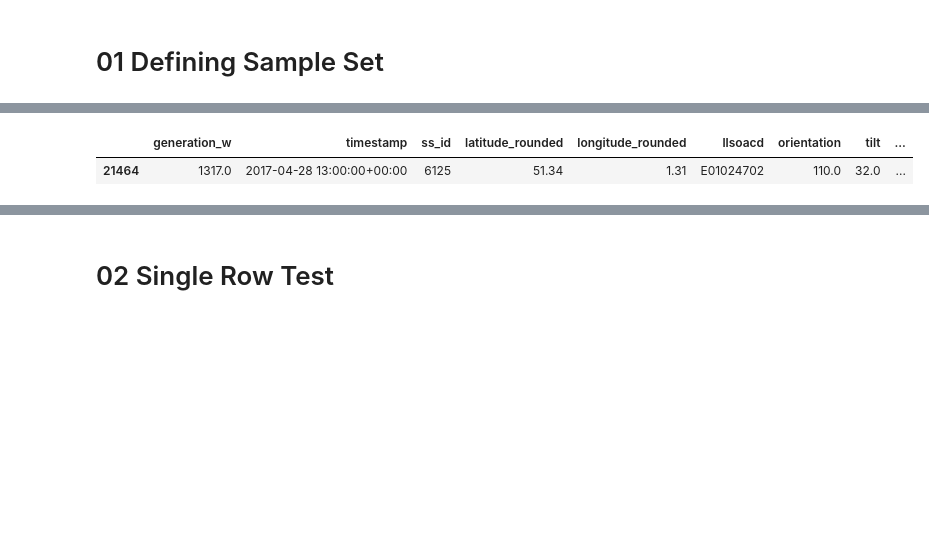
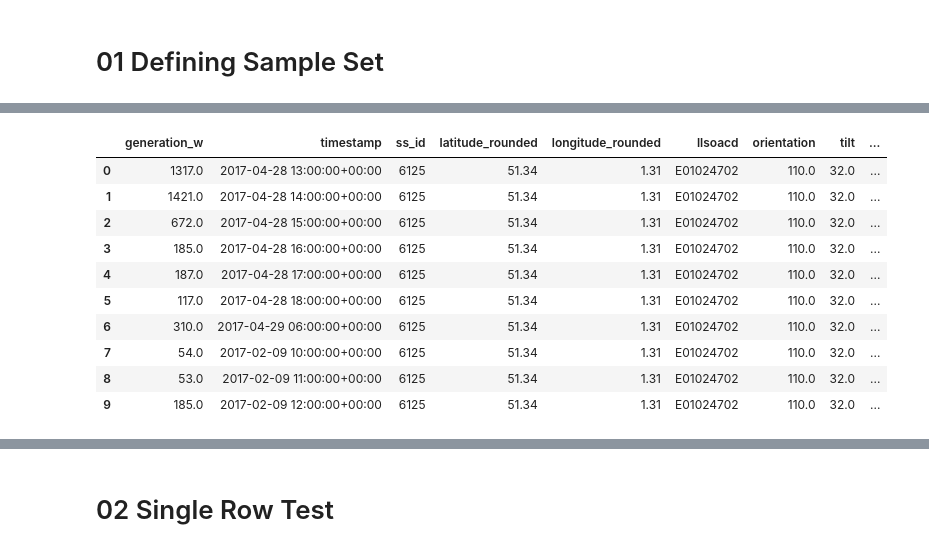
Before and after one commit to hramzan01/market, a Jupyter notebook: notebooks/supply_data.ipynb, the cells around one changed output, grey strips where cells are left out. Cells and saved outputs as stored; diff of their text form; code cells hidden in the pictures; blank space fills up the shorter version.

```diff
--- a/notebooks/supply_data.ipynb
+++ b/notebooks/supply_data.ipynb
@@ -36,0 +43,4 @@ len(df_energy)
+# %%
+# Filtering out by hourly intervals only
+df_energy = df_energy[(df_energy['timestamp'].dt.minute == 0) & (df_energy['timestamp'].dt.second == 0)]
+len(df_energy)
@@ -208,13 +238,19 @@ df_spec_sample
 # %%
 # merge energy gerneration with spec df
 df_merged_sample = pd.merge(df_energy_sample,df_spec_sample,how='left',on='ss_id')
 
-# filter to show only hourly values
-df_merged_sample = df_merged_sample[(df_merged_sample['timestamp'].dt.minute == 0) & (df_merged_sample['timestamp'].dt.second == 0)]
-
 # create date time column that matches API output
 df_merged_sample['formatted_timestamp'] = df_merged_sample['timestamp'].dt.strftime('%Y-%m-%dT%H:%M')
-df_merged_sample.head(1)
+df_merged_sample.head(10)
 # %% [output]
 |  | generation_w | timestamp | ss_id | latitude_rounded | longitude_rounded | llsoacd | orientation | tilt | ... |
-| 21464 | 1317.0 | 2017-04-28 13:00:00+00:00 | 6125 | 51.34 | 1.31 | E01024702 | 110.0 | 32.0 | ... |
+| 0 | 1317.0 | 2017-04-28 13:00:00+00:00 | 6125 | 51.34 | 1.31 | E01024702 | 110.0 | 32.0 | ... |
+| 1 | 1421.0 | 2017-04-28 14:00:00+00:00 | 6125 | 51.34 | 1.31 | E01024702 | 110.0 | 32.0 | ... |
+| 2 | 672.0 | 2017-04-28 15:00:00+00:00 | 6125 | 51.34 | 1.31 | E01024702 | 110.0 | 32.0 | ... |
+| 3 | 185.0 | 2017-04-28 16:00:00+00:00 | 6125 | 51.34 | 1.31 | E01024702 | 110.0 | 32.0 | ... |
+| 4 | 187.0 | 2017-04-28 17:00:00+00:00 | 6125 | 51.34 | 1.31 | E01024702 | 110.0 | 32.0 | ... |
+| 5 | 117.0 | 2017-04-28 18:00:00+00:00 | 6125 | 51.34 | 1.31 | E01024702 | 110.0 | 32.0 | ... |
+| 6 | 310.0 | 2017-04-29 06:00:00+00:00 | 6125 | 51.34 | 1.31 | E01024702 | 110.0 | 32.0 | ... |
+| 7 | 54.0 | 2017-02-09 10:00:00+00:00 | 6125 | 51.34 | 1.31 | E01024702 | 110.0 | 32.0 | ... |
+| 8 | 53.0 | 2017-02-09 11:00:00+00:00 | 6125 | 51.34 | 1.31 | E01024702 | 110.0 | 32.0 | ... |
+| 9 | 185.0 | 2017-02-09 12:00:00+00:00 | 6125 | 51.34 | 1.31 | E01024702 | 110.0 | 32.0 | ... |
```
Also changed, not shown: parts of 37 cells of this notebook.
